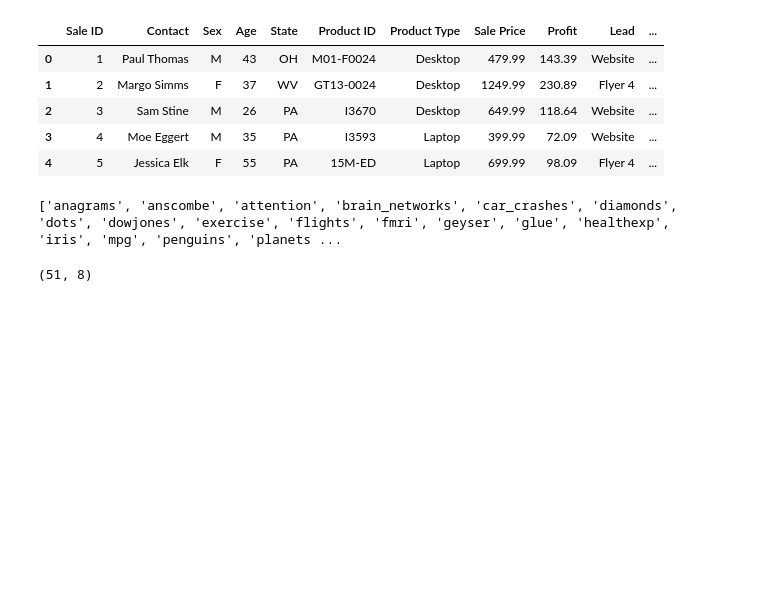
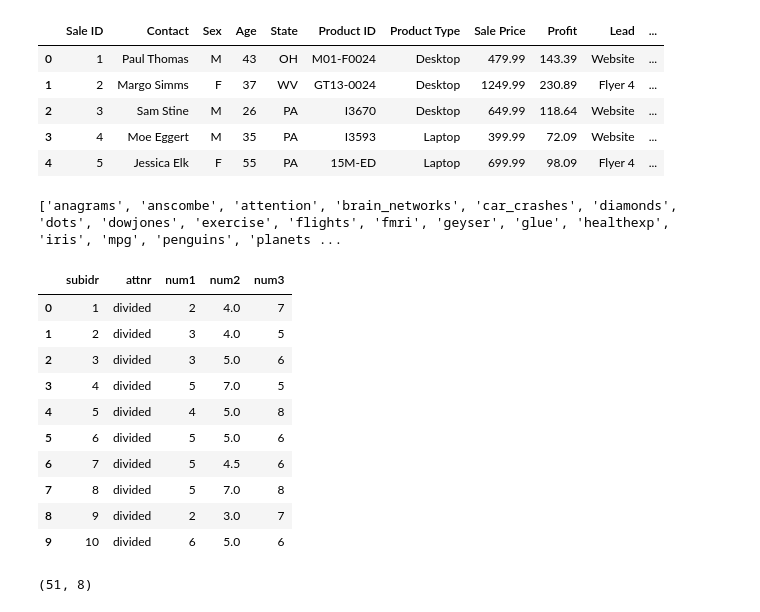
Before and after one commit to Sanaullah-nahk/Learning_libraries, a Jupyter notebook: Seaborn.ipynb, the cells around one changed output. Cells and saved outputs as stored; diff of their text form; code cells hidden in the pictures; blank space fills up the shorter version.

```diff
--- a/Seaborn.ipynb
+++ b/Seaborn.ipynb
@@ -19,6 +19,21 @@ df.head()
 print(sns.get_dataset_names())
 # %% [output]
 ['anagrams', 'anscombe', 'attention', 'brain_networks', 'car_crashes', 'diamonds', 'dots', 'dowjones', 'exercise', 'flights', 'fmri', 'geyser', 'glue', 'healthexp', 'iris', 'mpg', 'penguins', 'planets ...
+# %%
+df3 = sns.load_dataset('anagrams')
+df3.head(10)
+# %% [output]
+|  | subidr | attnr | num1 | num2 | num3 |
+| 0 | 1 | divided | 2 | 4.0 | 7 |
+| 1 | 2 | divided | 3 | 4.0 | 5 |
+| 2 | 3 | divided | 3 | 5.0 | 6 |
+| 3 | 4 | divided | 5 | 7.0 | 5 |
+| 4 | 5 | divided | 4 | 5.0 | 8 |
+| 5 | 6 | divided | 5 | 5.0 | 6 |
+| 6 | 7 | divided | 5 | 4.5 | 6 |
+| 7 | 8 | divided | 5 | 7.0 | 8 |
+| 8 | 9 | divided | 2 | 3.0 | 7 |
+| 9 | 10 | divided | 6 | 5.0 | 6 |
 # %%
 df1 = sns.load_dataset('car_crashes')
 print(df1.shape)
```
Also changed, not shown: parts of 3 cells of this notebook, 1 other file.
